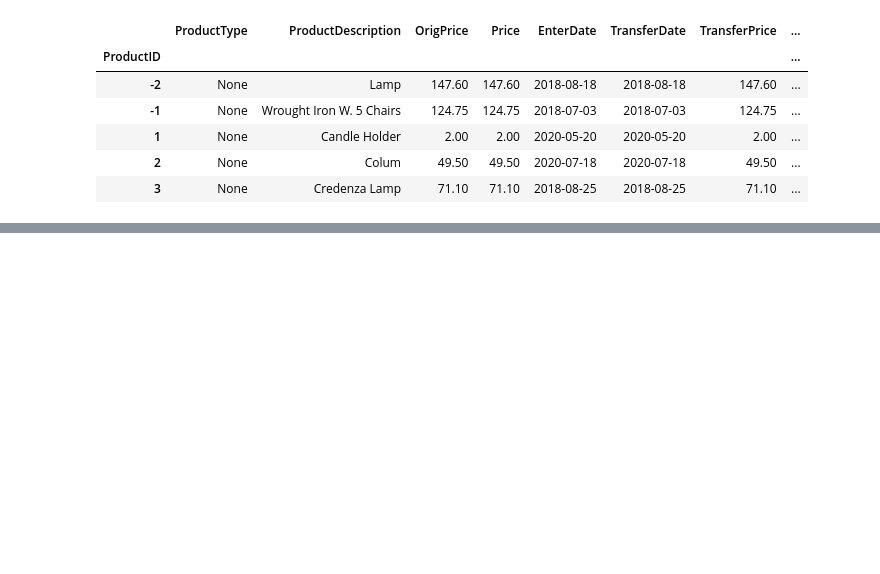
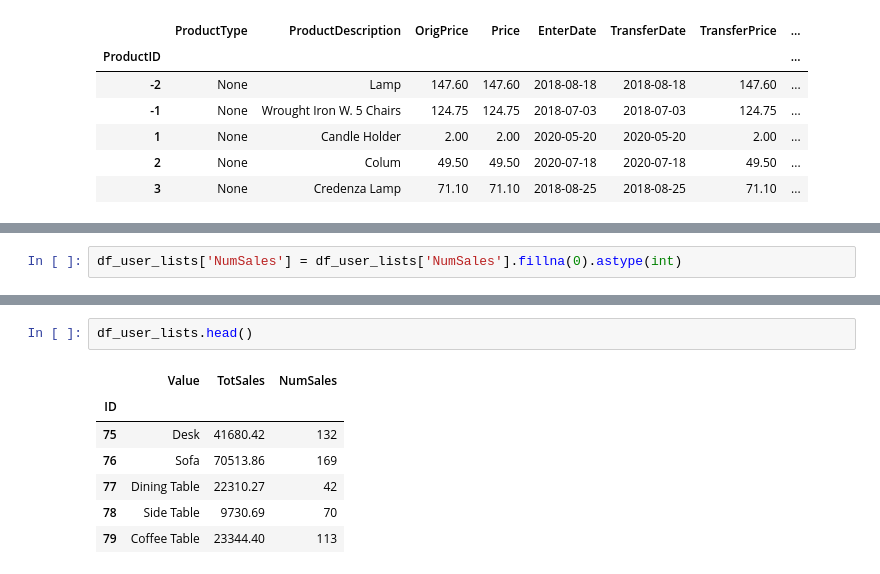
Before and after one commit to zachcornelison/K-N-Sales-Analytics, a Jupyter notebook: KN-Analytics.ipynb, the cells around one changed output, grey strips where cells are left out. Cells and saved outputs as stored; diff of their text form; blank space fills up the shorter version.

```diff
--- a/KN-Analytics.ipynb
+++ b/KN-Analytics.ipynb
@@ -838,0 +926,2 @@ Name: ProductDescription, Length: 5425, dtype: int64
+# %%
+df_user_lists['NumSales'] = df_user_lists['NumSales'].fillna(0).astype(int)
@@ -838,0 +935,10 @@ Name: ProductDescription, Length: 5425, dtype: int64
+# %%
+df_user_lists.head()
+# %% [output]
+|  | Value | TotSales | NumSales |
+| ID |  |  |  |
+| 75 | Desk | 41680.42 | 132 |
+| 76 | Sofa | 70513.86 | 169 |
+| 77 | Dining Table | 22310.27 | 42 |
+| 78 | Side Table | 9730.69 | 70 |
+| 79 | Coffee Table | 23344.40 | 113 |
```
Also changed, not shown: parts of 15 cells of this notebook.
